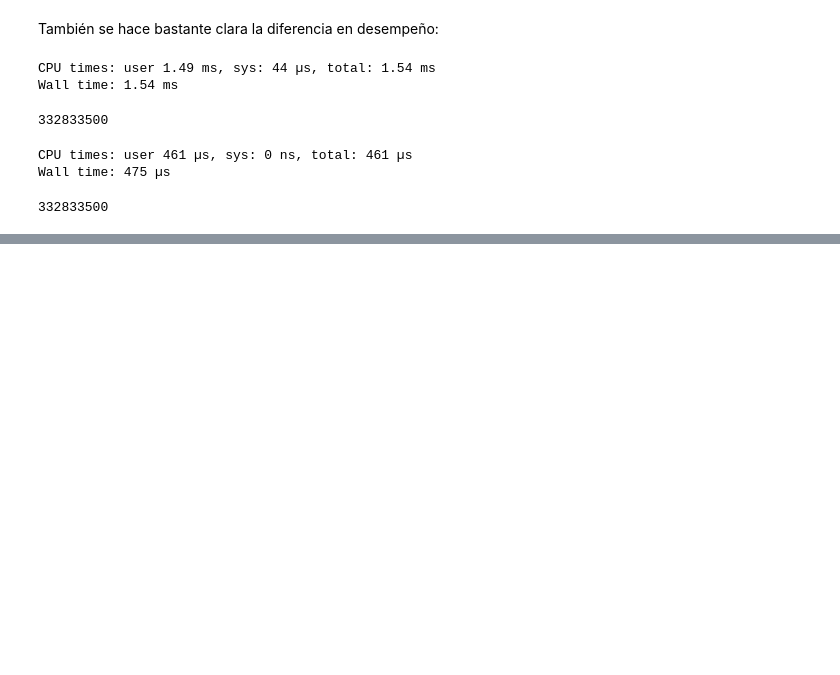
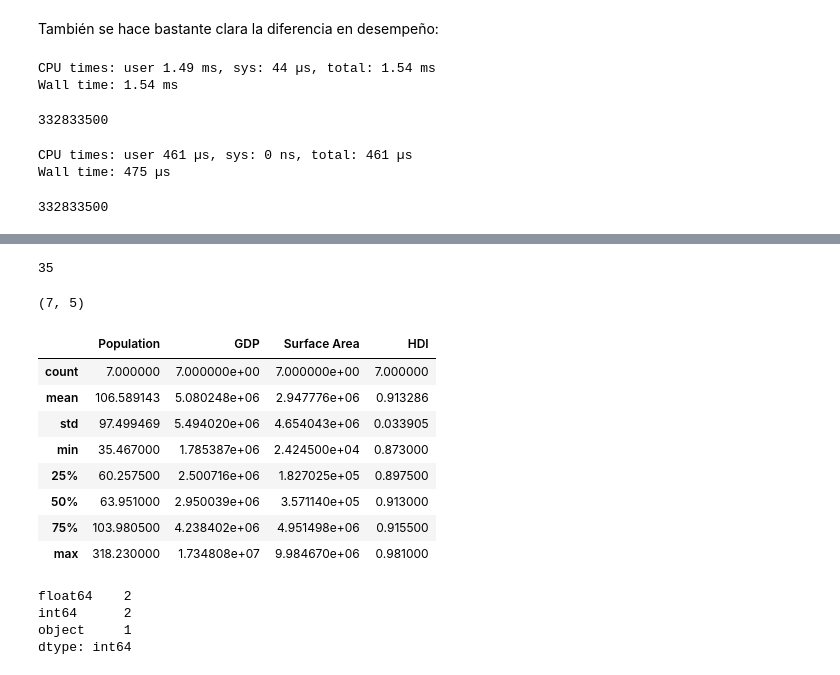
Before and after one commit to Ryuta2329/course-notes, a Jupyter notebook: fCC_data_analysis_python.ipynb, the cells around one changed output, grey strips where cells are left out. Drawn from its saved outputs; the diff is of its cells as text; code cells hidden in the pictures; blank space fills up the shorter version.

```diff
--- a/fCC_data_analysis_python.ipynb
+++ b/fCC_data_analysis_python.ipynb
@@ -127,0 +220,14 @@ array([0.51826869, 0.54468613])
+# %%
+df = pd.DataFrame({
+   'Population' : [35.467, 63.951, 80.94, 60.065, 127.021, 60.45, 318.23],
+   'GDP' : [1785387, 2833687, 3874437, 2167744, 4602367, 2950039, 17348075],
+   'Surface Area' : [9984670, 64069, 357114, 301336, 377930, 24245, 9525067],
+   'HDI' : [0.913, 0.888, 0.916, 0.873, 0.981, 0.907, 0.915],
+    'Continent' : ['America', 'Europe', 'Europe','Europe', 'Asia', 'Europe', 'America']
+  }, columns=['Population', 'GDP', 'Surface Area', 'HDI', 'Continent']
+)
+df
+# %%
+ df.index = [ # Cada columna es una Series
+  'Canada', 'France', 'Germany', 'Italy', 'Japan', 'United Kongdom', 'Uniated States']
+df
@@ -127,0 +259,27 @@ array([0.51826869, 0.54468613])
+# %%
+df.size
+# %% [output]
+35
+# %%
+df.shape
+# %% [output]
+(7, 5)
+# %%
+df.describe()
+# %% [output]
+|  | Population | GDP | Surface Area | HDI |
+| count | 7.000000 | 7.000000e+00 | 7.000000e+00 | 7.000000 |
+| mean | 106.589143 | 5.080248e+06 | 2.947776e+06 | 0.913286 |
+| std | 97.499469 | 5.494020e+06 | 4.654043e+06 | 0.033905 |
+| min | 35.467000 | 1.785387e+06 | 2.424500e+04 | 0.873000 |
+| 25% | 60.257500 | 2.500716e+06 | 1.827025e+05 | 0.897500 |
+| 50% | 63.951000 | 2.950039e+06 | 3.571140e+05 | 0.913000 |
+| 75% | 103.980500 | 4.238402e+06 | 4.951498e+06 | 0.915500 |
+| max | 318.230000 | 1.734808e+07 | 9.984670e+06 | 0.981000 |
+# %%
+df.dtypes.value_counts()
+# %% [output]
+float64    2
+int64      2
+object     1
+dtype: int64
```
Also changed, not shown: parts of 46 cells of this notebook.
